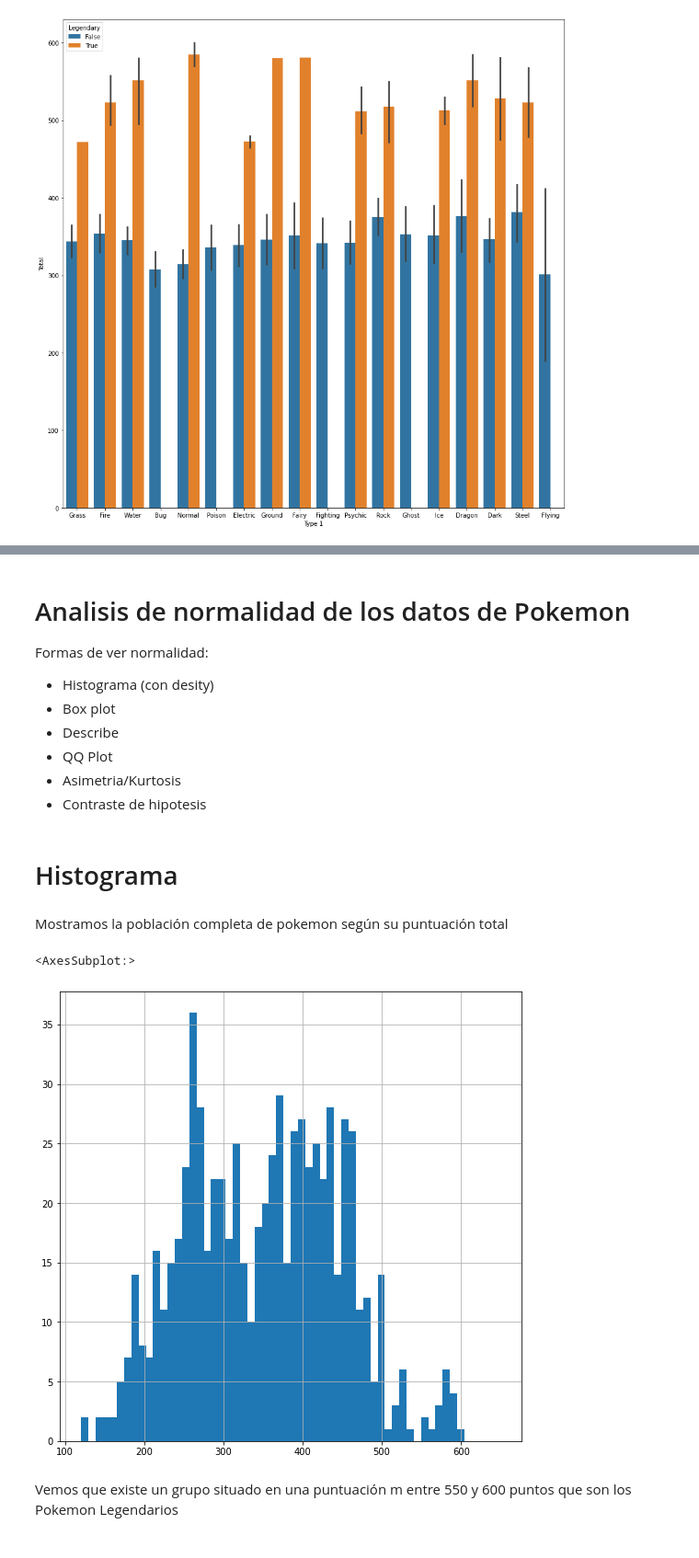
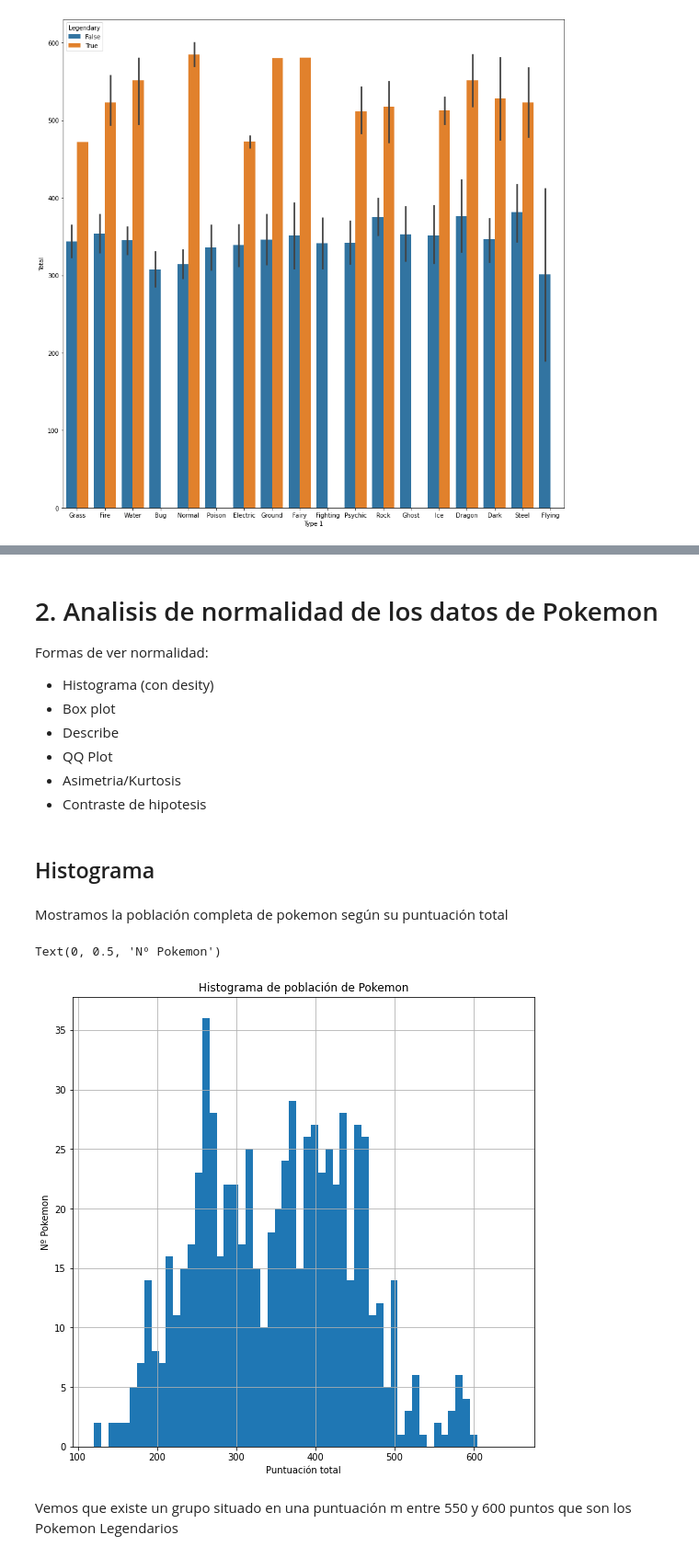
Before and after one commit to frosill/EDEM_22_23, a Jupyter notebook: 02_ANALISIS_Y_APRENDIZAJE_AUTOMATICO/python_statistics/Pokemon.ipynb, the cells around one changed output, grey strips where cells are left out. Shown at 92% size. Drawn from its saved outputs; the diff is of its cells as text; code cells hidden in the pictures.

Commit message:
Updating Pokemon Notebook

```diff
--- a/02_ANALISIS_Y_APRENDIZAJE_AUTOMATICO/python_statistics/Pokemon.ipynb
+++ b/02_ANALISIS_Y_APRENDIZAJE_AUTOMATICO/python_statistics/Pokemon.ipynb
@@ -334,5 +361,5 @@ sns.barplot(data=pokemon_df, x="Type 1", y="Total", hue="Legendary")
 # %% [markdown]
-# Analisis de normalidad de los datos de Pokemon
+# 2. Analisis de normalidad de los datos de Pokemon
 
 Formas de ver normalidad:
  - Histograma (con desity)
@@ -342,16 +369,19 @@ Formas de ver normalidad:
  - Asimetria/Kurtosis
  - Contraste de hipotesis
 # %% [markdown]
-# Histograma
+## Histograma
 # %% [markdown]
 Mostramos la población completa de pokemon según su puntuación total
 # %%
 pokemon_df['Total'].hist(bins=58,
                 range=(120,650),
                 figsize=(9,9))
+plt.title("Histograma de población de Pokemon")
+plt.xlabel("Puntuación total")
+plt.ylabel("Nº Pokemon")
 # %% [output]
-<AxesSubplot:>
+Text(0, 0.5, 'Nº Pokemon')
-[figure, old version]
+[figure, new version]
 # %% [markdown]
 Vemos que existe un grupo situado en una puntuación m entre 550 y 600 puntos que son los Pokemon Legendarios
 # %%
```
Also changed, not shown: parts of 96 cells of this notebook.
